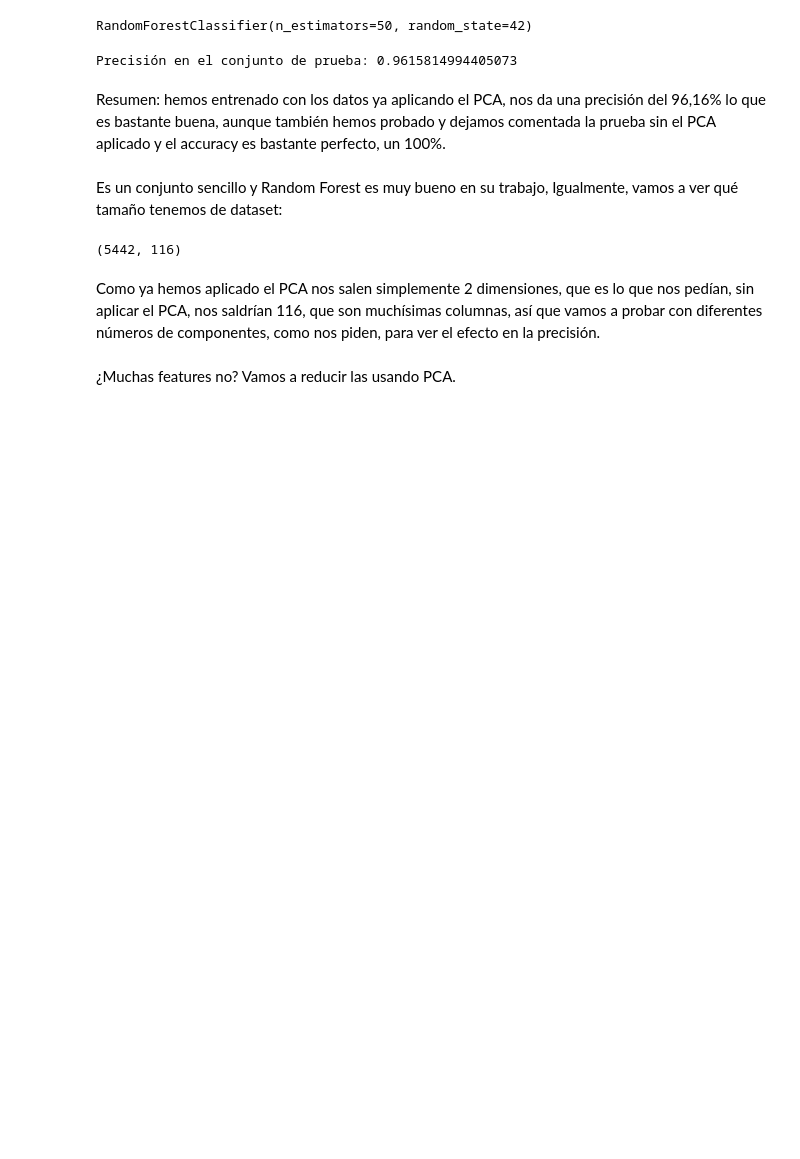
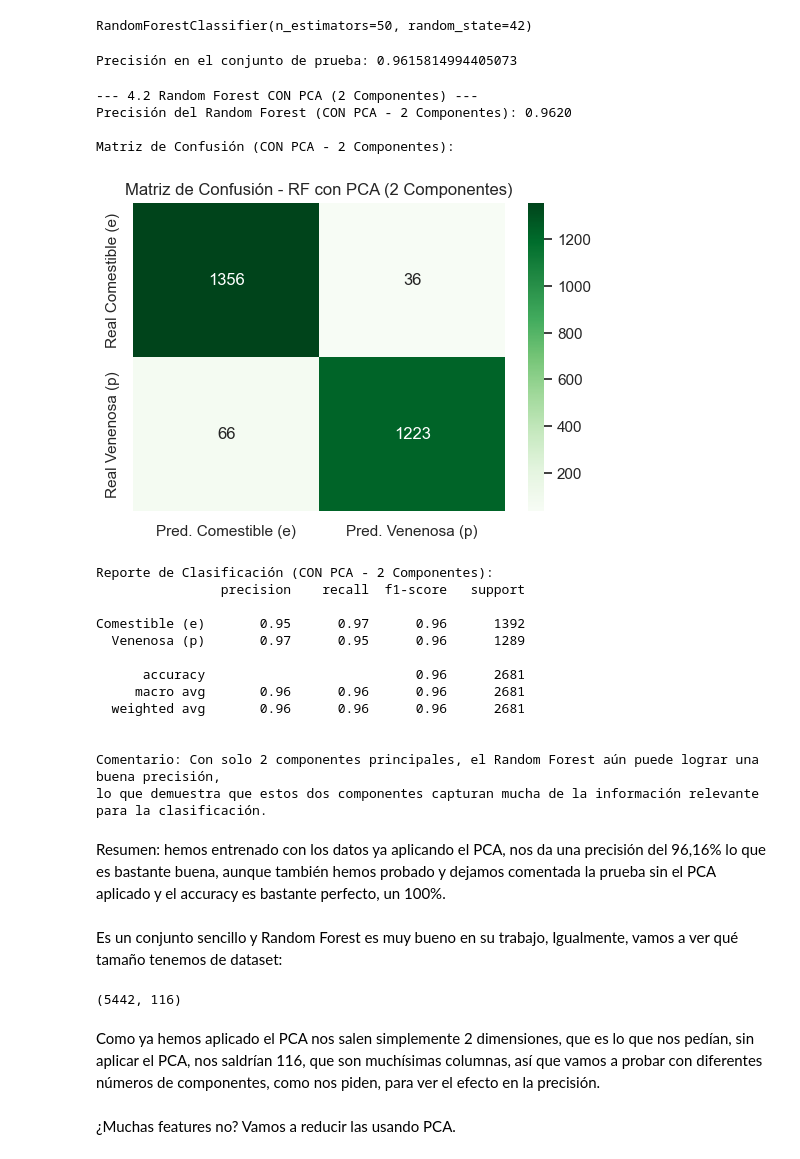
Before and after one commit to Bootcamp-IA-P4/Nhoeli-Omar-mushroom-uml-training, a Jupyter notebook: notebook/Nhoeli_Omar_workshop_clustering_pca.ipynb, the cells around one changed output. Drawn from its saved outputs; the diff is of its cells as text; code cells hidden in the pictures; blank space fills up the shorter version.

```diff
--- a/notebook/Nhoeli_Omar_workshop_clustering_pca.ipynb
+++ b/notebook/Nhoeli_Omar_workshop_clustering_pca.ipynb
@@ -349,6 +473,49 @@ print(f"Precisión en el conjunto de prueba: {accuracy}")
 # print(f"Precisión en el conjunto de prueba: {accuracy}")
 # %% [output]
 Precisión en el conjunto de prueba: 0.9615814994405073
+# %%
+print("\n--- 4.2 Random Forest CON PCA (2 Componentes) ---")
+
+rf_pca_2_comp = RandomForestClassifier(n_estimators=100, random_state=42, n_jobs=-1)
+rf_pca_2_comp.fit(X_train_pca, y_train)  # Usar X_train_pca ya definido
+y_pred_pca_2_comp = rf_pca_2_comp.predict(X_test_pca)  # Usar X_test_pca ya definido
+accuracy_pca_2_comp = accuracy_score(y_test, y_pred_pca_2_comp)
+
+print(f"Precisión del Random Forest (CON PCA - 2 Componentes): {accuracy_pca_2_comp:.4f}")
+
+print("\nMatriz de Confusión (CON PCA - 2 Componentes):")
+cm_pca_2_comp = confusion_matrix(y_test, y_pred_pca_2_comp, labels=['e', 'p'])
+plt.figure(figsize=(6,4))
+sns.heatmap(cm_pca_2_comp, annot=True, fmt='d', cmap='Greens',
+            xticklabels=['Pred. Comestible (e)', 'Pred. Venenosa (p)'],
+            yticklabels=['Real Comestible (e)', 'Real Venenosa (p)'])
+plt.title('Matriz de Confusión - RF con PCA (2 Componentes)')
+plt.show()
+
+print("\nReporte de Clasificación (CON PCA - 2 Componentes):")
+print(classification_report(y_test, y_pred_pca_2_comp, target_names=['Comestible (e)', 'Venenosa (p)']))
+
+print("\nComentario: Con solo 2 componentes principales, el Random Forest aún puede lograr una buena precisión,")
+print("lo que demuestra que estos dos componentes capturan mucha de la información relevante para la clasificación.")
+# %% [output]
+--- 4.2 Random Forest CON PCA (2 Componentes) ---
+Precisión del Random Forest (CON PCA - 2 Componentes): 0.9620
+
+Matriz de Confusión (CON PCA - 2 Componentes):
+[figure, added]
+Reporte de Clasificación (CON PCA - 2 Componentes):
+                precision    recall  f1-score   support
+
+Comestible (e)       0.95      0.97      0.96      1392
+  Venenosa (p)       0.97      0.95      0.96      1289
+
+      accuracy                           0.96      2681
+     macro avg       0.96      0.96      0.96      2681
+  weighted avg       0.96      0.96      0.96      2681
+
+
+Comentario: Con solo 2 componentes principales, el Random Forest aún puede lograr una buena precisión,
+lo que demuestra que estos dos componentes capturan mucha de la información relevante para la clasificación.
 # %% [markdown]
 <font color="e5b714">Resumen: hemos entrenado con los datos ya aplicando el PCA, nos da una precisión del 96,16% lo que es bastante buena, aunque también hemos probado y dejamos comentada la prueba sin el PCA aplicado y el accuracy es bastante perfecto, un 100%.</font>
 # %% [markdown]
```
Also changed, not shown: parts of 32 cells of this notebook.
